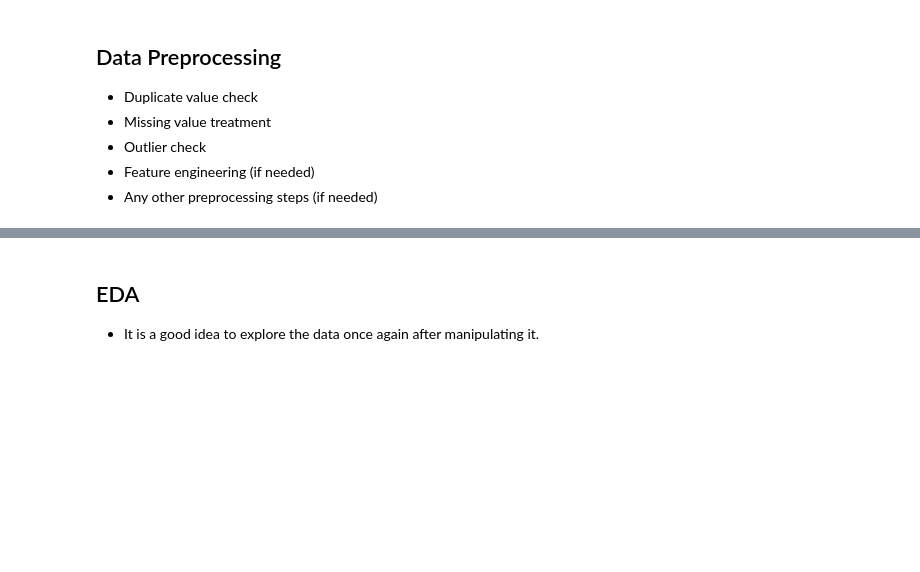
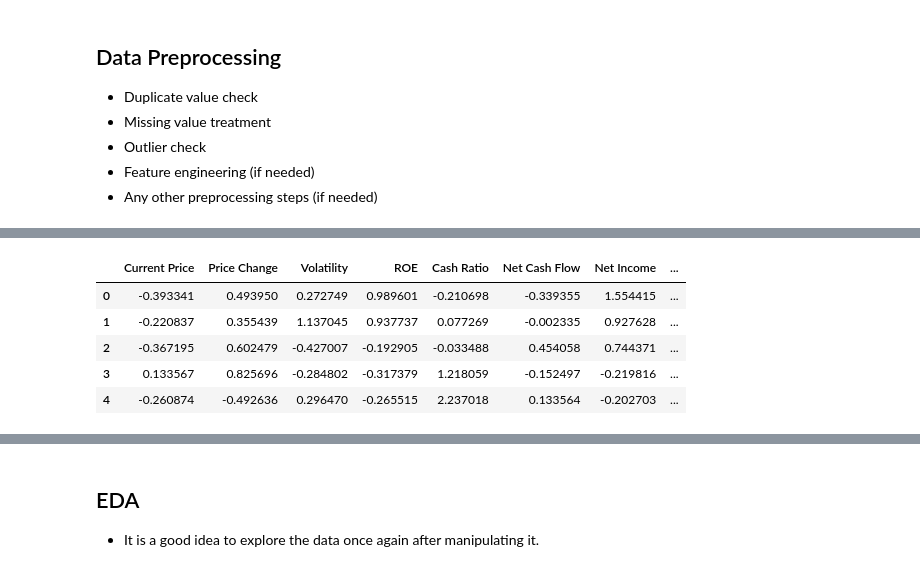
Before and after one commit to Irene-coder-dot/Trade-Ahead-Project, a Jupyter notebook: USL_Project_LearnerNotebook_FullCode.ipynb, the cells around one changed output, grey strips where cells are left out. Cells and saved outputs as stored; diff of their text form; code cells hidden in the pictures; blank space fills up the shorter version.

```diff
--- a/USL_Project_LearnerNotebook_FullCode.ipynb
+++ b/USL_Project_LearnerNotebook_FullCode.ipynb
@@ -493,0 +635,22 @@ plt.show()
+# %%
+# Feature Scaling
+scaler = StandardScaler()
+
+X = Trade_df[cluster_cols]
+
+X_scaled = scaler.fit_transform(X)
+
+X_scaled = pd.DataFrame(
+    X_scaled,
+    columns=cluster_cols,
+    index=Trade_df.index
+)
+
+X_scaled.head()
+# %% [output]
+|  | Current Price | Price Change | Volatility | ROE | Cash Ratio | Net Cash Flow | Net Income | ... |
+| 0 | -0.393341 | 0.493950 | 0.272749 | 0.989601 | -0.210698 | -0.339355 | 1.554415 | ... |
+| 1 | -0.220837 | 0.355439 | 1.137045 | 0.937737 | 0.077269 | -0.002335 | 0.927628 | ... |
+| 2 | -0.367195 | 0.602479 | -0.427007 | -0.192905 | -0.033488 | 0.454058 | 0.744371 | ... |
+| 3 | 0.133567 | 0.825696 | -0.284802 | -0.317379 | 1.218059 | -0.152497 | -0.219816 | ... |
+| 4 | -0.260874 | -0.492636 | 0.296470 | -0.265515 | 2.237018 | 0.133564 | -0.202703 | ... |
```
Also changed, not shown: parts of 12 cells of this notebook.
